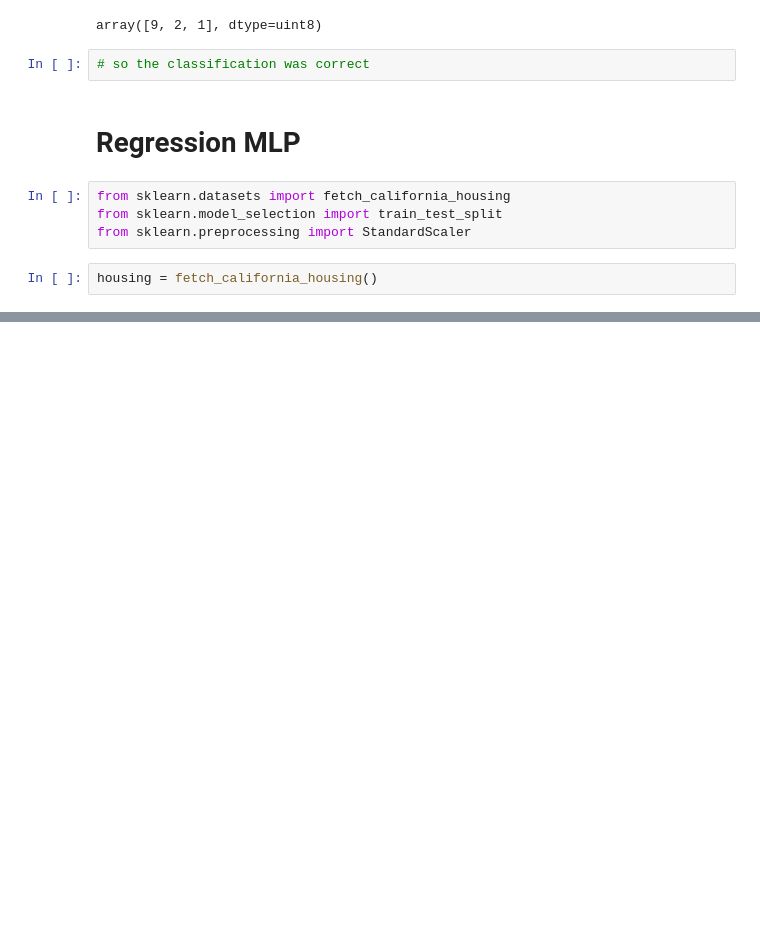
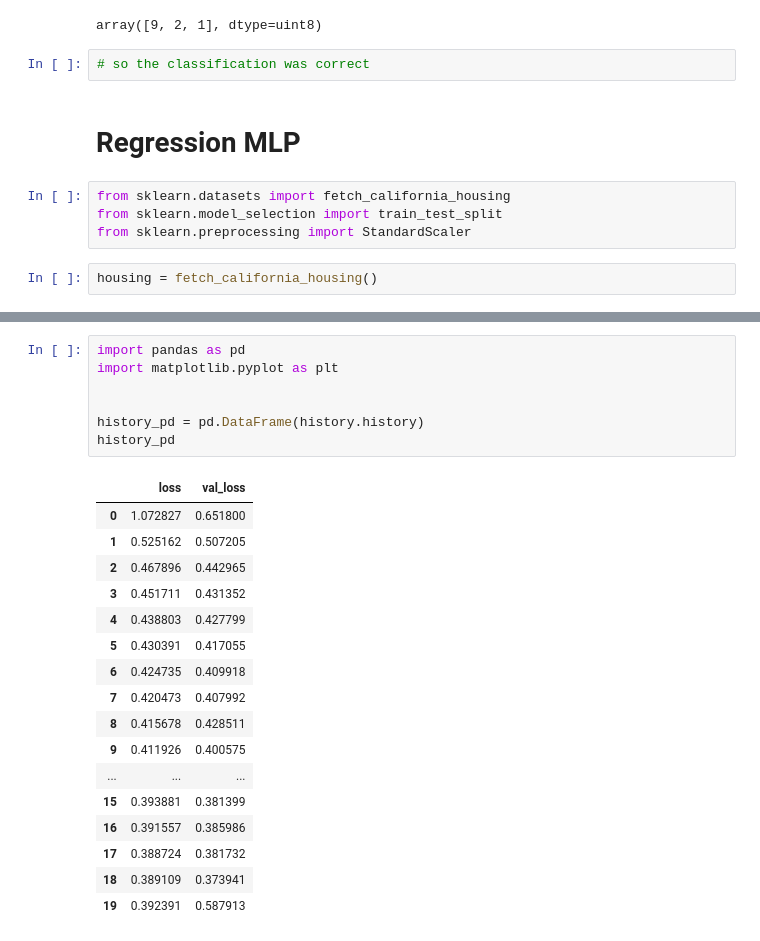
Before and after one commit to beercafeguy/PyMLLab, a Jupyter notebook: DL_Day1.ipynb, the cells around one changed output, grey strips where cells are left out. Saved outputs shown, nothing was run; the diff lists cells and outputs as text; blank space fills up the shorter version.

```diff
--- a/DL_Day1.ipynb
+++ b/DL_Day1.ipynb
@@ -369,0 +384,25 @@ Epoch 20/20
+# %%
+import pandas as pd
+import matplotlib.pyplot as plt
+
+
+history_pd = pd.DataFrame(history.history)
+history_pd
+# %% [output]
+|  | loss | val_loss |
+| 0 | 1.072827 | 0.651800 |
+| 1 | 0.525162 | 0.507205 |
+| 2 | 0.467896 | 0.442965 |
+| 3 | 0.451711 | 0.431352 |
+| 4 | 0.438803 | 0.427799 |
+| 5 | 0.430391 | 0.417055 |
+| 6 | 0.424735 | 0.409918 |
+| 7 | 0.420473 | 0.407992 |
+| 8 | 0.415678 | 0.428511 |
+| 9 | 0.411926 | 0.400575 |
+| ... | ... | ... |
+| 15 | 0.393881 | 0.381399 |
+| 16 | 0.391557 | 0.385986 |
+| 17 | 0.388724 | 0.381732 |
+| 18 | 0.389109 | 0.373941 |
+| 19 | 0.392391 | 0.587913 |
```
Also changed, not shown: parts of 10 cells of this notebook.
